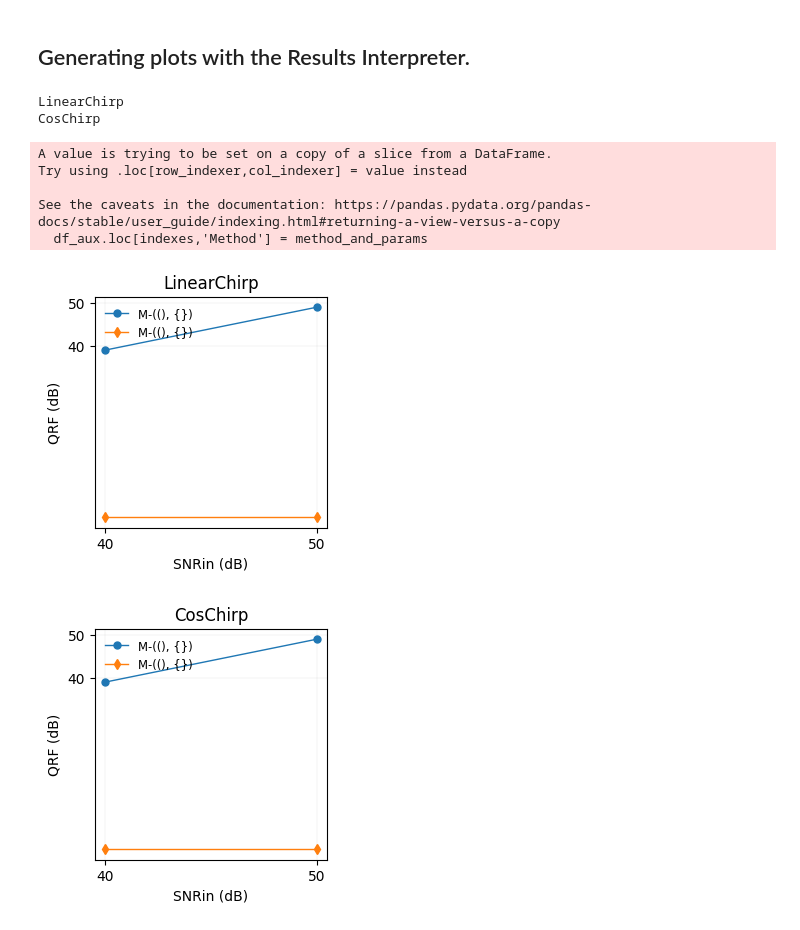
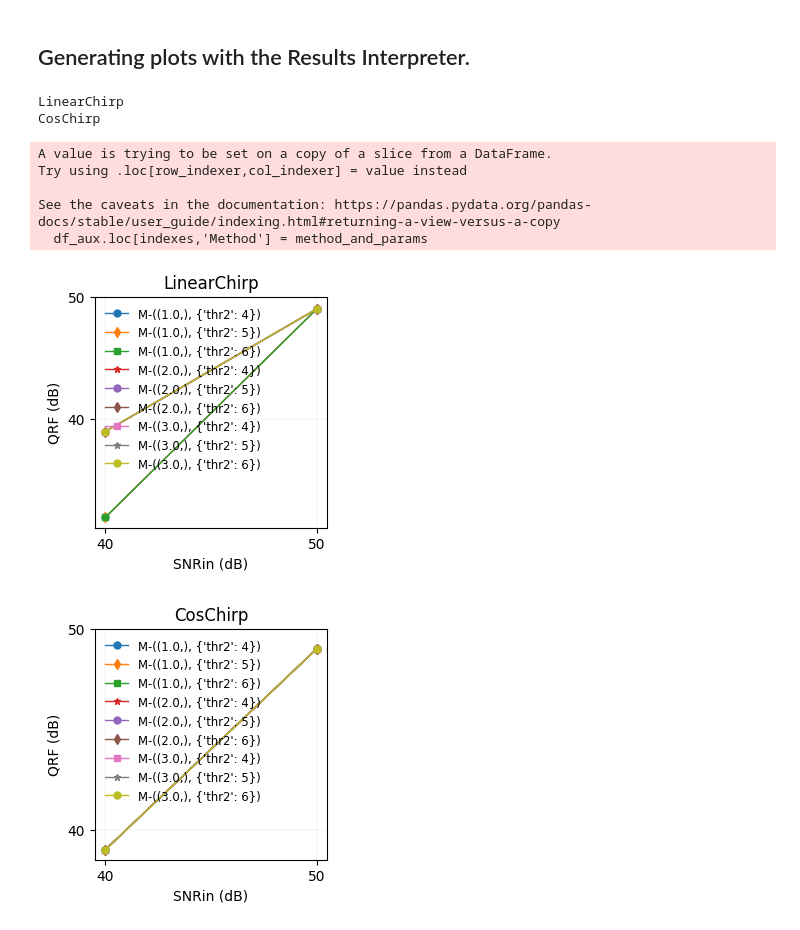
Before and after one commit to jmiramont/mcsm-benchs, a Jupyter notebook: notebooks/demo_benchmark.ipynb, the cells around one changed output. Drawn from its saved outputs; the diff is of its cells as text; code cells hidden in the pictures.

```diff
--- a/notebooks/demo_benchmark.ipynb
+++ b/notebooks/demo_benchmark.ipynb
@@ -210,16 +210,18 @@ As we can see, the experiments have been repeated for every combination of param
 # %% [markdown]
 ## Generating plots with the Results Interpreter.
 # %%
-interpreter = ResultsInterpreter(benchmark)
+interpreter = ResultsInterpreter(benchmark_p)
 fig = interpreter.get_summary_plots(savetofile=False)
 plt.show()
+
+interpreter.save_report(filename='report.md',path='.')
 # %% [output]
 LinearChirp
 CosChirp
 A value is trying to be set on a copy of a slice from a DataFrame.
 Try using .loc[row_indexer,col_indexer] = value instead
 
 See the caveats in the documentation: https://pandas.pydata.org/pandas-docs/stable/user_guide/indexing.html#returning-a-view-versus-a-copy
   df_aux.loc[indexes,'Method'] = method_and_params
-[figure, old version]
+[figure, new version]
-[figure, old version]
+[figure, new version]
```
Also changed, not shown: 1 other file.
